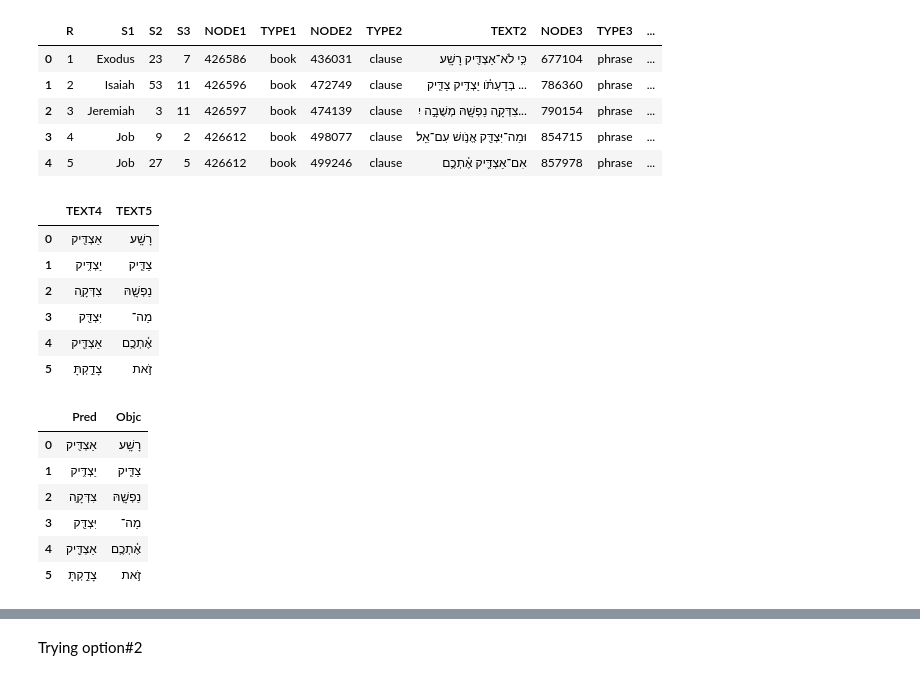
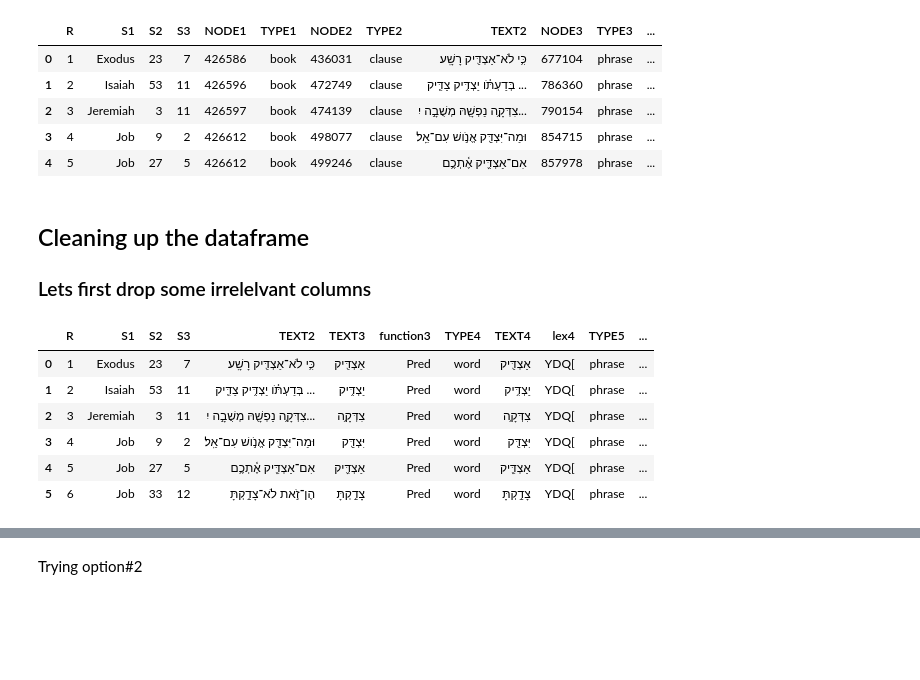
Before and after one commit to oliverglanz/Text-Fabric, a Jupyter notebook: LCS/0000_ETCBC-TF_2101-BHS_ETCBC_LCS_o.glanz _prof-edition.ipynb, the cells around one changed output, grey strips where cells are left out. Cells and saved outputs as stored; diff of their text form; code cells hidden in the pictures; blank space fills up the shorter version.

```diff
--- a/LCS/0000_ETCBC-TF_2101-BHS_ETCBC_LCS_o.glanz _prof-edition.ipynb
+++ b/LCS/0000_ETCBC-TF_2101-BHS_ETCBC_LCS_o.glanz _prof-edition.ipynb
@@ -222,22 +215,14 @@ PredObjcWordLCSready = PredObjcWordLists.loc[:,["TEXT4", "TEXT5"]]
-# %%
-PredObjcWordLCSready
-# %% [output]
-|  | TEXT4 | TEXT5 |
-| 0 | אַצְדִּ֖יק | רָשָֽׁע׃ |
-| 1 | יַצְדִּ֥יק | צַדִּ֛יק |
-| 2 | צִדְּקָ֥ה | נַפְשָׁ֖הּ |
-| 3 | יִּצְדַּ֖ק | מַה־ |
-| 4 | אַצְדִּ֪יק | אֶ֫תְכֶ֥ם |
-| 5 | צָדַ֣קְתָּ | זֹ֣את |
-# %%
-# lets rename the column names
-PredObjcWordLCSready2=PredObjcWordLCSready.rename(columns={"TEXT4": "Pred", "TEXT5": "Objc"})
-PredObjcWordLCSready2
-# %% [output]
-|  | Pred | Objc |
-| 0 | אַצְדִּ֖יק | רָשָֽׁע׃ |
-| 1 | יַצְדִּ֥יק | צַדִּ֛יק |
-| 2 | צִדְּקָ֥ה | נַפְשָׁ֖הּ |
-| 3 | יִּצְדַּ֖ק | מַה־ |
-| 4 | אַצְדִּ֪יק | אֶ֫תְכֶ֥ם |
-| 5 | צָדַ֣קְתָּ | זֹ֣את |
+# %% [markdown]
+## Cleaning up the dataframe
+### Lets first drop some irrelelvant columns
+# %%
+PredObjcWordLists=PredObjcWordLists.drop(columns=["NODE1", "NODE1", "NODE2", "NODE3", "NODE4", "NODE5", "NODE6", "TYPE1", "TYPE2", "TYPE3"])
+PredObjcWordLists
+# %% [output]
+|  | R | S1 | S2 | S3 | TEXT2 | TEXT3 | function3 | TYPE4 | TEXT4 | lex4 | TYPE5 | ... |
+| 0 | 1 | Exodus | 23 | 7 | כִּ֥י לֹא־אַצְדִּ֖יק רָשָֽׁע׃ | אַצְדִּ֖יק | Pred | word | אַצְדִּ֖יק | YDQ[ | phrase | ... |
+| 1 | 2 | Isaiah | 53 | 11 | בְּדַעְתֹּ֗ו יַצְדִּ֥יק צַדִּ֛יק ... | יַצְדִּ֥יק | Pred | word | יַצְדִּ֥יק | YDQ[ | phrase | ... |
+| 2 | 3 | Jeremiah | 3 | 11 | צִדְּקָ֥ה נַפְשָׁ֖הּ מְשֻׁבָ֣ה יִ... | צִדְּקָ֥ה | Pred | word | צִדְּקָ֥ה | YDQ[ | phrase | ... |
+| 3 | 4 | Job | 9 | 2 | וּמַה־יִּצְדַּ֖ק אֱנֹ֣ושׁ עִם־אֵֽל׃ | יִּצְדַּ֖ק | Pred | word | יִּצְדַּ֖ק | YDQ[ | phrase | ... |
+| 4 | 5 | Job | 27 | 5 | אִם־אַצְדִּ֪יק אֶ֫תְכֶ֥ם | אַצְדִּ֪יק | Pred | word | אַצְדִּ֪יק | YDQ[ | phrase | ... |
+| 5 | 6 | Job | 33 | 12 | הֶן־זֹ֣את לֹא־צָדַ֣קְתָּ | צָדַ֣קְתָּ | Pred | word | צָדַ֣קְתָּ | YDQ[ | phrase | ... |
```
Also changed, not shown: parts of 34 cells of this notebook.
